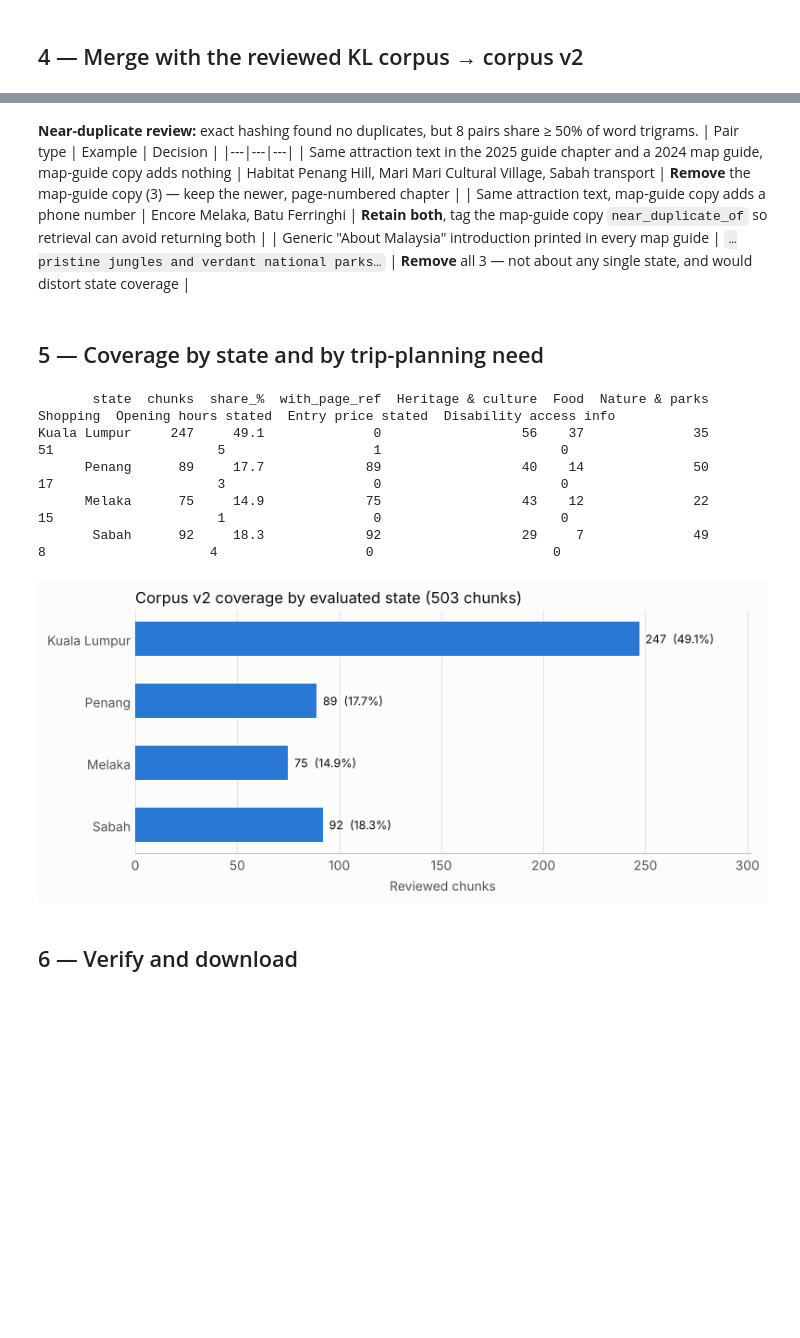
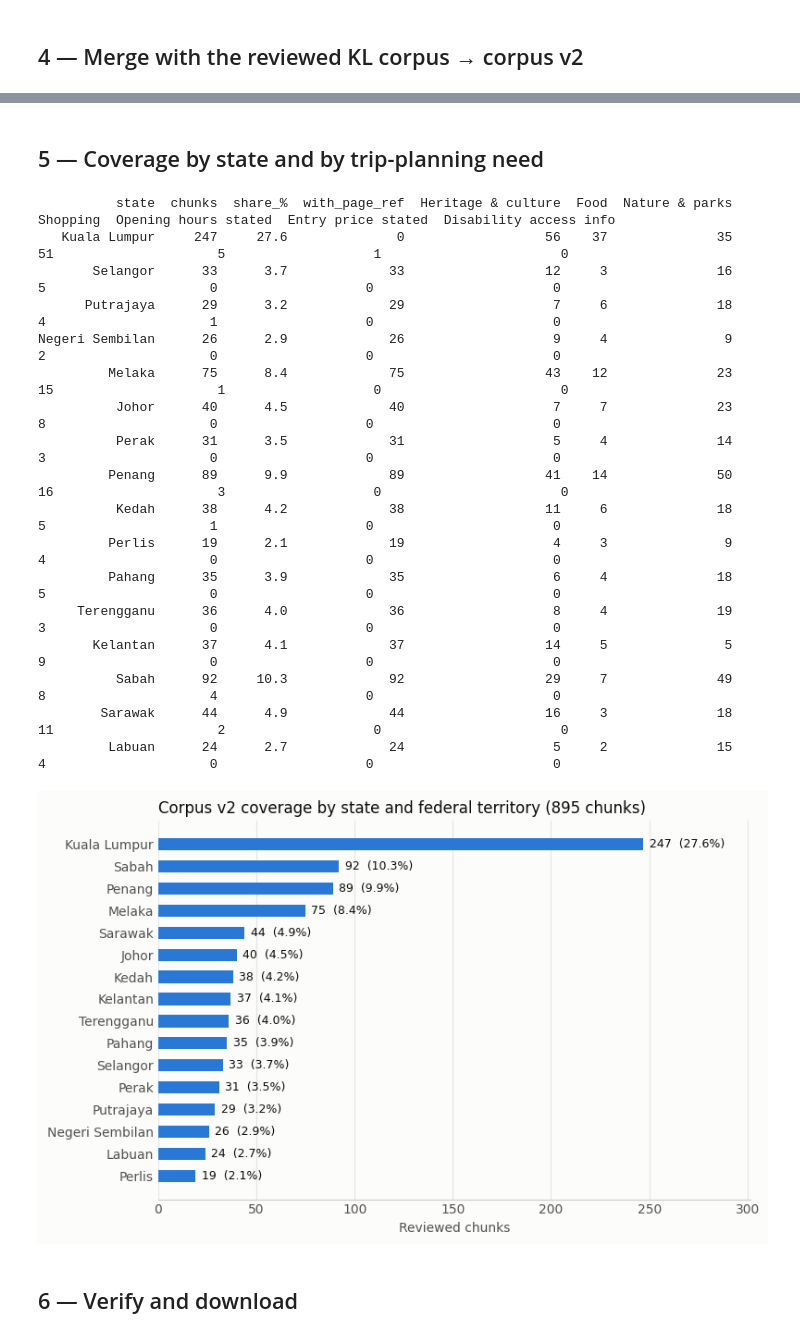
Before and after one commit to jmnj2003/ai-engineering-JalanJalanMY, a Jupyter notebook: notebooks/week4_state_expansion.ipynb, the cells around one changed output, grey strips where cells are left out. Saved outputs shown, nothing was run; the diff lists cells and outputs as text; code cells hidden in the pictures; blank space fills up the shorter version.

Commit message:
Week 4b: extend state expansion to all 13 states and 3 federal territories (corpus v2, 895 chunks)

```diff
--- a/notebooks/week4_state_expansion.ipynb
+++ b/notebooks/week4_state_expansion.ipynb
@@ -55,6 +56,18 @@ SOURCES = [  # (source_id, file, state, first_page, last_page, kind)
     ("S06", "Map_Guide_PENANG_Eng.pdf", "Penang", 1, 2, "map-guide"),
     ("S07", "Melaka_Map_Guide_IDB_small.pdf", "Melaka", 1, 2, "map-guide"),
     ("S08", "Sabah Map & Guide.pdf", "Sabah", 1, 2, "map-guide"),
+    ("S09", "MTG_2023.pdf", "Selangor", 23, 31, "guide-chapter"),
+    ("S10", "MTG_2023.pdf", "Putrajaya", 33, 40, "guide-chapter"),
+    ("S11", "MTG_2023.pdf", "Negeri Sembilan", 43, 51, "guide-chapter"),
+    ("S12", "MTG_2023.pdf", "Johor", 65, 76, "guide-chapter"),
+    ("S13", "MTG_2023.pdf", "Perak", 79, 87, "guide-chapter"),
+    ("S14", "MTG_2023.pdf", "Kedah", 101, 111, "guide-chapter"),
+    ("S15", "MTG_2023.pdf", "Perlis", 113, 118, "guide-chapter"),
+    ("S16", "MTG_2023.pdf", "Pahang", 121, 131, "guide-chapter"),
+    ("S17", "MTG_2023.pdf", "Terengganu", 133, 145, "guide-chapter"),
+    ("S18", "MTG_2023.pdf", "Kelantan", 147, 158, "guide-chapter"),
+    ("S19", "MTG_2023.pdf", "Sarawak", 181, 195, "guide-chapter"),
+    ("S20", "MTG_2023.pdf", "Labuan", 197, 205, "guide-chapter"),
 ]
 PHONE = re.compile(r'\+?6?0\d[\d\s-]{6,}')
 
@@ -269,6 +303,15 @@ REMOVE = {
     'S04-p90-000': 'removed: page header', 'S05-p160-000': 'removed: page header',
     'S05-p165-000': 'removed: page header', 'S05-p173-000': 'removed: page header',
     'S05-p159-002': 'removed: captions about Sarawak/Labuan, not Sabah content',
+    'S12-p66-001': 'removed: end-of-page fragment', 'S15-p115-001': 'removed: end-of-page fragment',
+    'S14-p106-002': 'removed: cut-off heading', 'S12-p73-004': 'removed: end-of-page fragment',
+    'S15-p117-003': 'removed: end-of-page fragment', 'S18-p157-005': 'removed: end-of-page fragment',
+    'S19-p194-006': 'removed: end-of-page fragment',
+    'S11-p43-001': 'removed: title-page slogan', 'S13-p79-001': 'removed: title-page slogan',
+    'S16-p121-001': 'removed: title-page slogan', 'S14-p111-005': 'removed: phone-number fragment',
+    'S11-p47-002': 'removed: social-media handle fragment', 'S17-p136-001': 'removed: social-media handle fragment',
+    'S18-p154-002': 'removed: social-media handle fragment', 'S20-p200-003': 'removed: social-media handle fragment',
+    'S11-p46-003': 'removed: broken repeated link',
 }
 def repair_ligatures(text):
     text = text.replace('/f_', 'f')
@@ -372,56 +406,63 @@ Saved corpus v2: 503 chunks
-# %% [markdown]
-**Near-duplicate review:** exact hashing found no duplicates, but 8 pairs share ≥ 50% of word trigrams.
-| Pair type | Example | Decision |
-|---|---|---|
-| Same attraction text in the 2025 guide chapter and a 2024 map guide, map-guide copy adds nothing | Habitat Penang Hill, Mari Mari Cultural Village, Sabah transport | **Remove** the map-guide copy (3) — keep the newer, page-numbered chapter |
-| Same attraction text, map-guide copy adds a phone number | Encore Melaka, Batu Ferringhi | **Retain both**, tag the map-guide copy `near_duplicate_of` so retrieval can avoid returning both |
-| Generic "About Malaysia" introduction printed in every map guide | `…pristine jungles and verdant national parks…` | **Remove** all 3 — not about any single state, and would distort state coverage |
 # %% [markdown]
 ## 5 — Coverage by state and by trip-planning need
 # %%
 import matplotlib.pyplot as plt
-STATES = ['Kuala Lumpur', 'Penang', 'Melaka', 'Sabah']
+STATES = ['Kuala Lumpur', 'Selangor', 'Putrajaya', 'Negeri Sembilan', 'Melaka', 'Johor', 'Perak', 'Penang',
+          'Kedah', 'Perlis', 'Pahang', 'Terengganu', 'Kelantan', 'Sabah', 'Sarawak', 'Labuan']
 TOPICS = {
     'Heritage & culture': r'(?i)\b(heritage|temple|mosque|church|colonial|historic|culture|cultural|museum|gallery)\b',
     'Food': r'(?i)\b(food|cuisine|dish|restaurant|hawker|nasi|satay|cafe|dining|eat)\b',
     'Nature & parks': r'(?i)\b(park|garden|forest|nature|lake|hill|waterfall|bird|island|beach|mount)\b',
     'Shopping': r'(?i)\b(shopping|mall|bazaar|market|boutique|retail)\b',
     'Opening hours stated': HOURS.pattern, 'Entry price stated': PRICE.pattern,
     'Disability access info': r'(?i)wheelchair|disabled|\boku\b|barrier-free|step-free',
 }
 rows = []
 for s in STATES:
     docs = [d for d in unique_docs if d.metadata.get('state') == s]
     row = {'state': s, 'chunks': len(docs), 'share_%': round(len(docs) / len(unique_docs) * 100, 1),
            'with_page_ref': sum(d.metadata.get('page') is not None for d in docs)}
     for k, p in TOPICS.items():
         row[k] = sum(bool(re.search(p, d.page_content)) for d in docs)
     rows.append(row)
 coverage = pd.DataFrame(rows)
 print(coverage.to_string(index=False))
+assert (coverage['chunks'] > 0).all(), 'A state has no chunks'
 coverage.to_csv(BASE / 'docs' / 'week4_coverage_by_state.csv', index=False)
 
 SERIES, INK, MUTED, SURFACE = '#2a78d6', '#0b0b0b', '#52514e', '#fcfcfb'
-fig, ax = plt.subplots(figsize=(8, 3.6), facecolor=SURFACE); ax.set_facecolor(SURFACE)
-order = coverage.iloc[::-1]
+fig, ax = plt.subplots(figsize=(8, 5.0), facecolor=SURFACE); ax.set_facecolor(SURFACE)
+order = coverage.sort_values('chunks')
 bars = ax.barh(order['state'], order['chunks'], height=0.55, color=SERIES)
 for b, v, pct in zip(bars, order['chunks'], order['share_%']):
     ax.text(b.get_width() + 3, b.get_y() + b.get_height() / 2, f'{v}  ({pct}%)', va='center', fontsize=9, color=INK)
 ax.set_xlabel('Reviewed chunks', color=MUTED)
-ax.set_title(f'Corpus v2 coverage by evaluated state ({len(unique_docs)} chunks)', loc='left', color=INK)
+ax.set_title(f'Corpus v2 coverage by state and federal territory ({len(unique_docs)} chunks)', loc='left', color=INK)
 ax.grid(axis='x', color='#e6e5e1', linewidth=0.8); ax.set_axisbelow(True)
 for s in ('top', 'right', 'left'):
     ax.spines[s].set_visible(False)
 ax.spines['bottom'].set_color('#c9c8c3'); ax.tick_params(colors=MUTED, length=0)
 ax.set_xlim(0, coverage['chunks'].max() * 1.22)
 plt.tight_layout(); plt.savefig(BASE / 'docs' / 'week4_coverage_by_state.png', dpi=150); plt.show()
 # %% [output]
-       state  chunks  share_%  with_page_ref  Heritage & culture  Food  Nature & parks  Shopping  Opening hours stated  Entry price stated  Disability access info
-Kuala Lumpur     247     49.1              0                  56    37              35        51                     5                   1                       0
-      Penang      89     17.7             89                  40    14              50        17                     3                   0                       0
-      Melaka      75     14.9             75                  43    12              22        15                     1                   0                       0
-       Sabah      92     18.3             92                  29     7              49         8                     4                   0                       0
+          state  chunks  share_%  with_page_ref  Heritage & culture  Food  Nature & parks  Shopping  Opening hours stated  Entry price stated  Disability access info
+   Kuala Lumpur     247     27.6              0                  56    37              35        51                     5                   1                       0
+       Selangor      33      3.7             33                  12     3              16         5                     0                   0                       0
+      Putrajaya      29      3.2             29                   7     6              18         4                     1                   0                       0
+Negeri Sembilan      26      2.9             26                   9     4               9         2                     0                   0                       0
+         Melaka      75      8.4             75                  43    12              23        15                     1                   0                       0
+          Johor      40      4.5             40                   7     7              23         8                     0                   0                       0
+          Perak      31      3.5             31                   5     4              14         3                     0                   0                       0
+         Penang      89      9.9             89                  41    14              50        16                     3                   0                       0
+          Kedah      38      4.2             38                  11     6              18         5                     1                   0                       0
+         Perlis      19      2.1             19                   4     3               9         4                     0                   0                       0
+         Pahang      35      3.9             35                   6     4              18         5                     0                   0                       0
+     Terengganu      36      4.0             36                   8     4              19         3                     0                   0                       0
+       Kelantan      37      4.1             37                  14     5               5         9                     0                   0                       0
+          Sabah      92     10.3             92                  29     7              49         8                     4                   0                       0
+        Sarawak      44      4.9             44                  16     3              18        11                     2                   0                       0
+         Labuan      24      2.7             24                   5     2              15         4                     0                   0                       0
-[figure, old version]
+[figure, new version]
 # %% [markdown]
 ## 6 — Verify and download
 # %%
```
Also changed, not shown: parts of 11 cells of this notebook, 11 other files.
